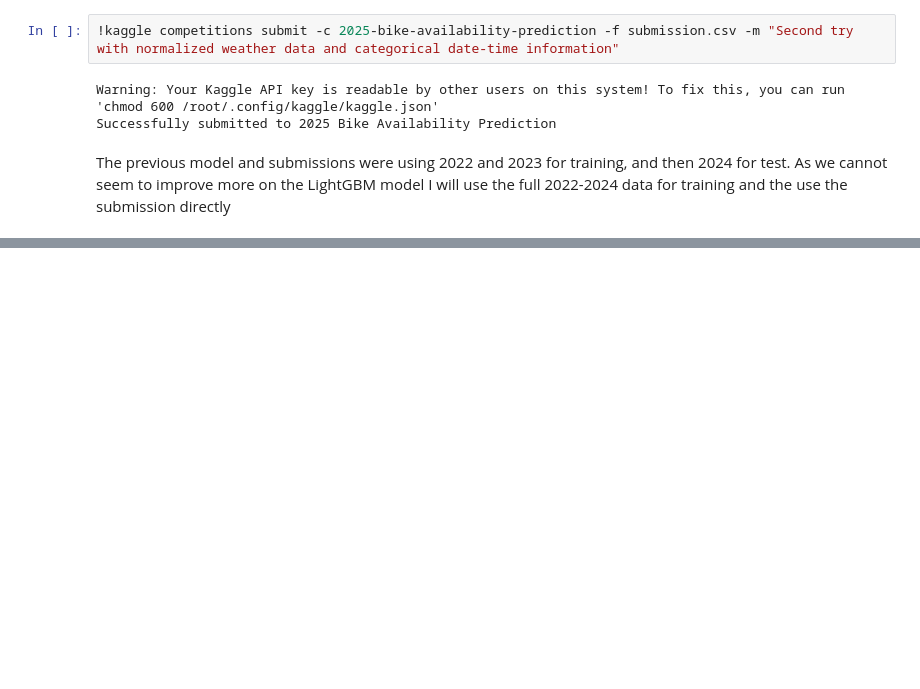
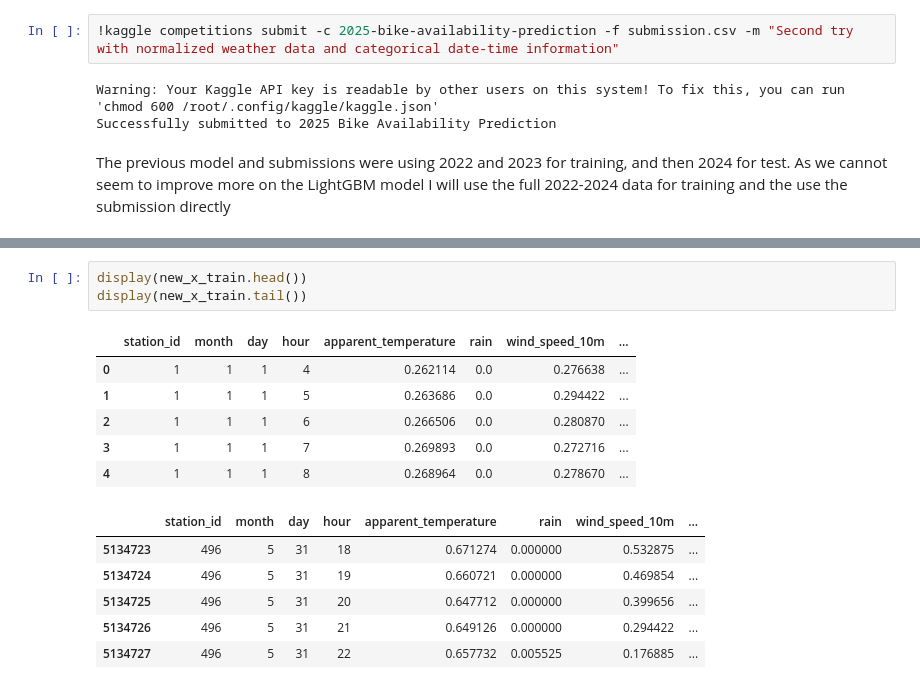
Before and after one commit to LEBsci/Capstone, a Jupyter notebook: LightGBM_Svet_average.ipynb, the cells around one changed output, grey strips where cells are left out. Cells and saved outputs as stored; diff of their text form; blank space fills up the shorter version.

```diff
--- a/LightGBM_Svet_average.ipynb
+++ b/LightGBM_Svet_average.ipynb
@@ -792,3 +784,19 @@ You can set `force_col_wise=true` to remove the overhead.
+# %%
+display(new_x_train.head())
+display(new_x_train.tail())
+# %% [output]
+|  | station_id | month | day | hour | apparent_temperature | rain | wind_speed_10m | ... |
+| 0 | 1 | 1 | 1 | 4 | 0.262114 | 0.0 | 0.276638 | ... |
+| 1 | 1 | 1 | 1 | 5 | 0.263686 | 0.0 | 0.294422 | ... |
+| 2 | 1 | 1 | 1 | 6 | 0.266506 | 0.0 | 0.280870 | ... |
+| 3 | 1 | 1 | 1 | 7 | 0.269893 | 0.0 | 0.272716 | ... |
+| 4 | 1 | 1 | 1 | 8 | 0.268964 | 0.0 | 0.278670 | ... |
+|  | station_id | month | day | hour | apparent_temperature | rain | wind_speed_10m | ... |
+| 5134723 | 496 | 5 | 31 | 18 | 0.671274 | 0.000000 | 0.532875 | ... |
+| 5134724 | 496 | 5 | 31 | 19 | 0.660721 | 0.000000 | 0.469854 | ... |
+| 5134725 | 496 | 5 | 31 | 20 | 0.647712 | 0.000000 | 0.399656 | ... |
+| 5134726 | 496 | 5 | 31 | 21 | 0.649126 | 0.000000 | 0.294422 | ... |
+| 5134727 | 496 | 5 | 31 | 22 | 0.657732 | 0.005525 | 0.176885 | ... |
 # %%
 # Prepare submission
 
```
Also changed, not shown: parts of 4 cells of this notebook, 2 other files.
